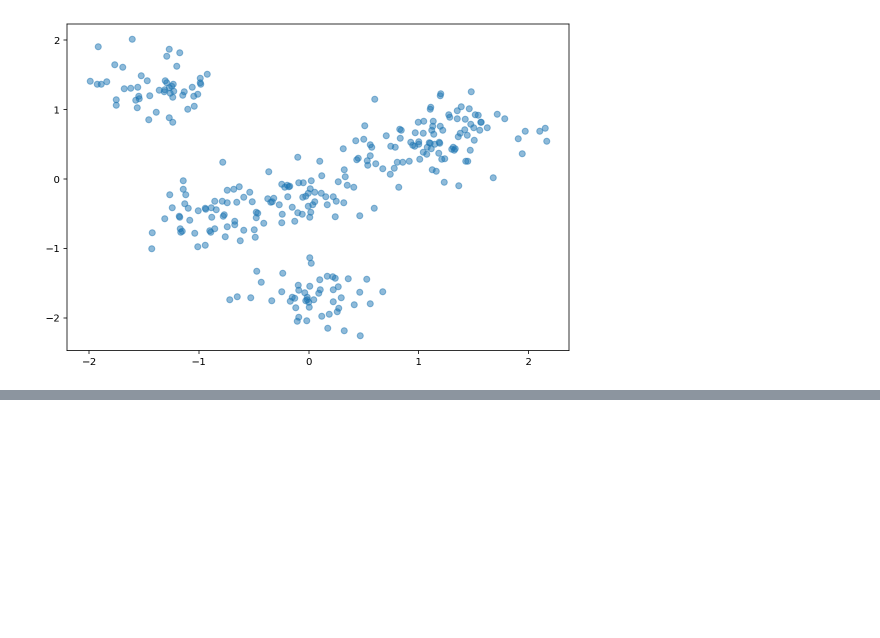
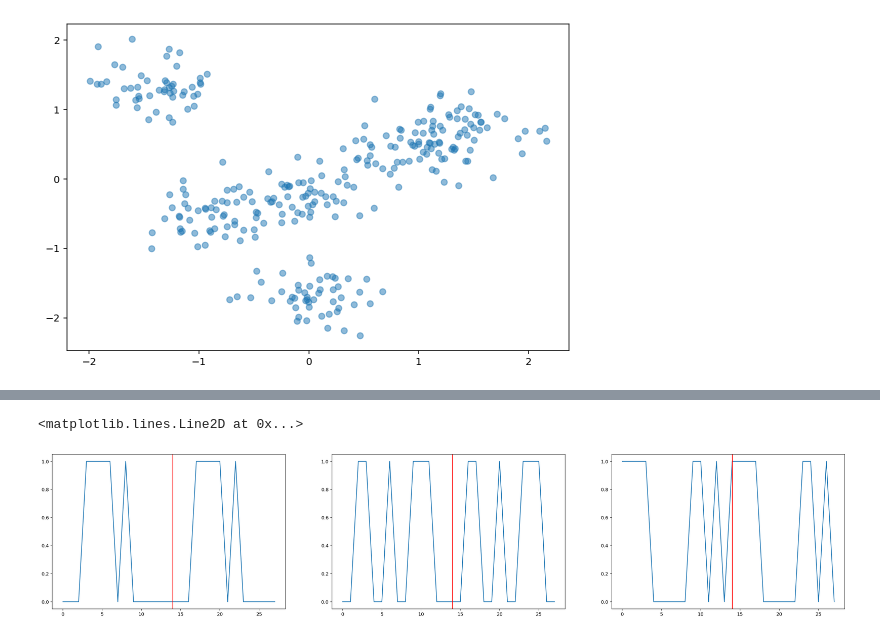
Before and after one commit to LuanAdemi/GroceryListPredictor, a Jupyter notebook: precommender/KNetworks.ipynb, the cells around one changed output, grey strips where cells are left out. Saved outputs shown, nothing was run; the diff lists cells and outputs as text; code cells hidden in the pictures; blank space fills up the shorter version.

```diff
--- a/precommender/KNetworks.ipynb
+++ b/precommender/KNetworks.ipynb
@@ -47,0 +53,22 @@ for k in range(knet.k):
+# %%
+import random
+tdata = []
+for i in range(14):
+    data = []
+    for j in range(20):
+        data.append(random.randint(0,1))
+    tdata.append(data)
+tdata = tdata + tdata
+# %%
+tdata = np.array(tdata)
+# %%
+f, (ax1, ax2, ax3) = plt.subplots(1, 3, figsize=(30, 6))
+ax1.plot(tdata[:,0])
+ax1.axvline(x=14, ymin=0, ymax=1, c='r')
+ax2.plot(tdata[:,1])
+ax2.axvline(x=14, ymin=0, ymax=1, c='r')
+ax3.plot(tdata[:,2])
+ax3.axvline(x=14, ymin=0, ymax=1, c='r')
+# %% [output]
+<matplotlib.lines.Line2D at 0x...>
+[figure, added]
```
Also changed, not shown: parts of 7 cells of this notebook, 2 other files.
